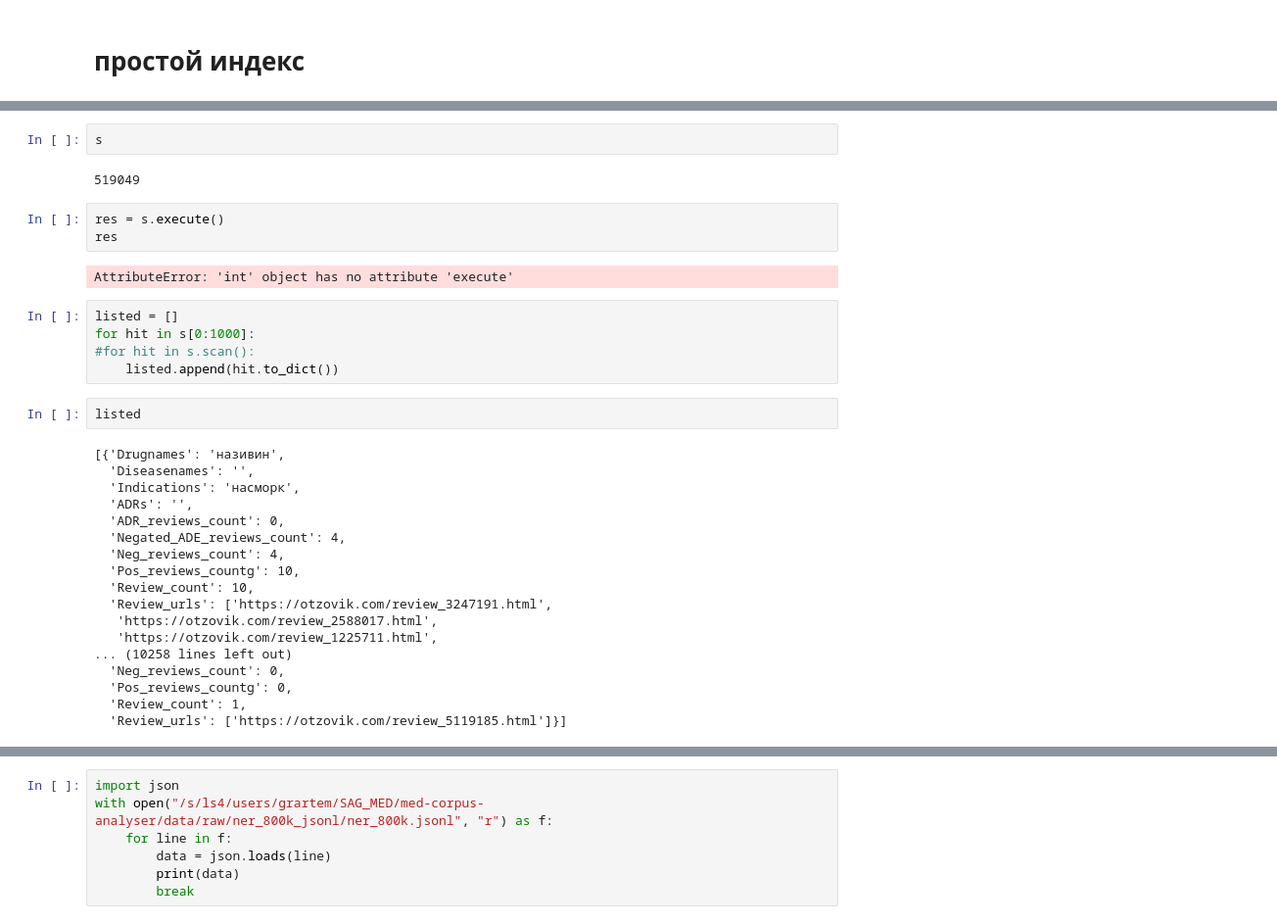
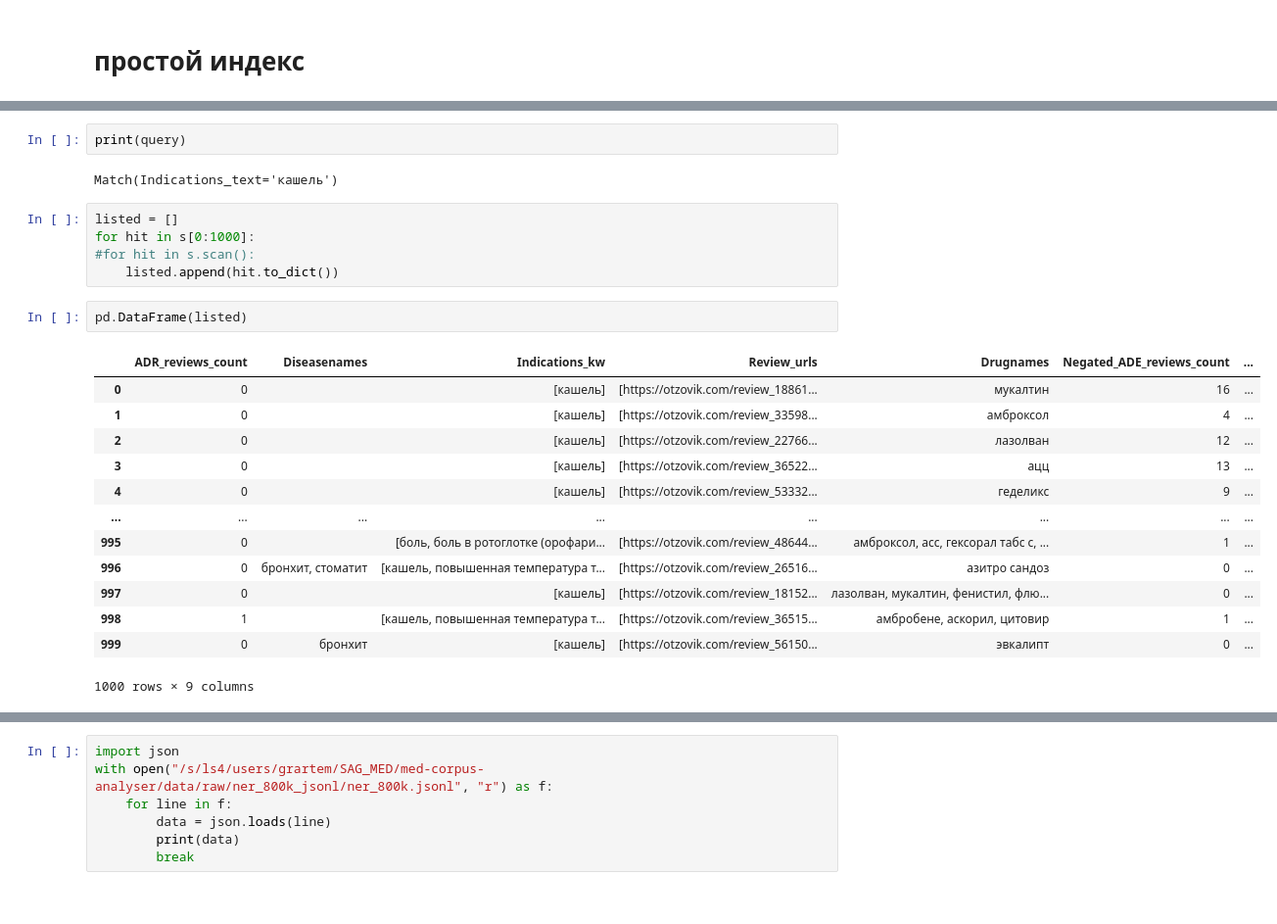
Before and after one commit to gilmoright/med-corpus-analyser, a Jupyter notebook: notebooks/Test_elasticsearch_db.ipynb, the cells around one changed output, grey strips where cells are left out. Shown at 98% size. Drawn from its saved outputs; the diff is of its cells as text.

```diff
--- a/notebooks/Test_elasticsearch_db.ipynb
+++ b/notebooks/Test_elasticsearch_db.ipynb
@@ -113,37 +120,28 @@ s
-# %%
-s
-# %% [output]
-519049
-# %%
-res = s.execute()
-res
-# %% [output]
-AttributeError: 'int' object has no attribute 'execute'
+# %%
+print(query)
+# %% [output]
+Match(Indications_text='кашель')
 # %%
 listed = []
 for hit in s[0:1000]:
 #for hit in s.scan():
     listed.append(hit.to_dict())
-# %%
-listed
-# %% [output]
-[{'Drugnames': 'називин',
-  'Diseasenames': '',
-  'Indications': 'насморк',
-  'ADRs': '',
-  'ADR_reviews_count': 0,
-  'Negated_ADE_reviews_count': 4,
-  'Neg_reviews_count': 4,
-  'Pos_reviews_countg': 10,
-  'Review_count': 10,
-  'Review_urls': ['https://otzovik.com/review_3247191.html',
-   'https://otzovik.com/review_2588017.html',
-   'https://otzovik.com/review_1225711.html',
-... (10258 lines left out)
-  'Neg_reviews_count': 0,
-  'Pos_reviews_countg': 0,
-  'Review_count': 1,
-  'Review_urls': ['https://otzovik.com/review_5119185.html']}]
+# %%
+pd.DataFrame(listed)
+# %% [output]
+|  | ADR_reviews_count | Diseasenames | Indications_kw | Review_urls | Drugnames | Negated_ADE_reviews_count | ... |
+| 0 | 0 |  | [кашель] | [https://otzovik.com/review_18861... | мукалтин | 16 | ... |
+| 1 | 0 |  | [кашель] | [https://otzovik.com/review_33598... | амброксол | 4 | ... |
+| 2 | 0 |  | [кашель] | [https://otzovik.com/review_22766... | лазолван | 12 | ... |
+| 3 | 0 |  | [кашель] | [https://otzovik.com/review_36522... | ацц | 13 | ... |
+| 4 | 0 |  | [кашель] | [https://otzovik.com/review_53332... | геделикс | 9 | ... |
+| ... | ... | ... | ... | ... | ... | ... | ... |
+| 995 | 0 |  | [боль, боль в ротоглотке (орофари... | [https://otzovik.com/review_48644... | амброксол, асс, гексорал табс с, ... | 1 | ... |
+| 996 | 0 | бронхит, стоматит | [кашель, повышенная температура т... | [https://otzovik.com/review_26516... | азитро сандоз | 0 | ... |
+| 997 | 0 |  | [кашель] | [https://otzovik.com/review_18152... | лазолван, мукалтин, фенистил, флю... | 0 | ... |
+| 998 | 1 |  | [кашель, повышенная температура т... | [https://otzovik.com/review_36515... | амбробене, аскорил, цитовир | 1 | ... |
+| 999 | 0 | бронхит | [кашель] | [https://otzovik.com/review_56150... | эвкалипт | 0 | ... |
+1000 rows × 9 columns
 # %%
 pd.DataFrame(listed)
 # %% [output]
```
Also changed, not shown: parts of 8 cells of this notebook, 4 other files.
